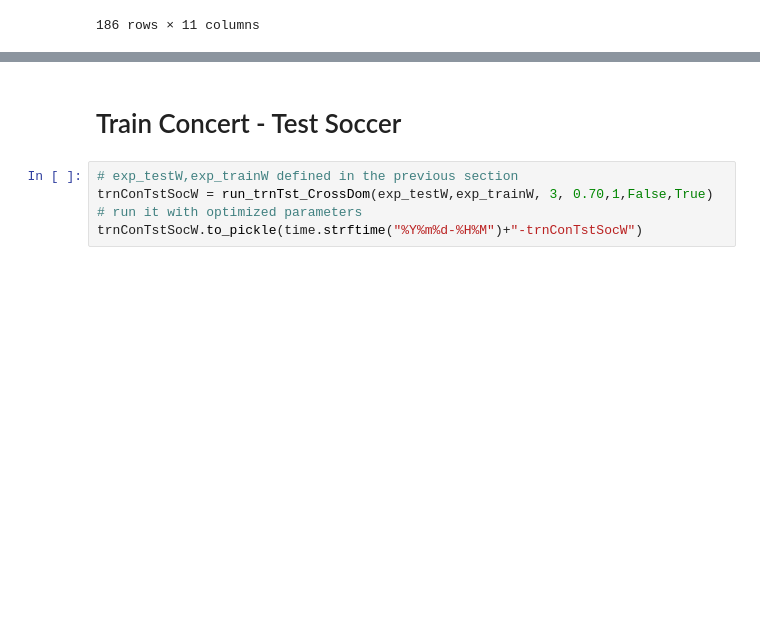
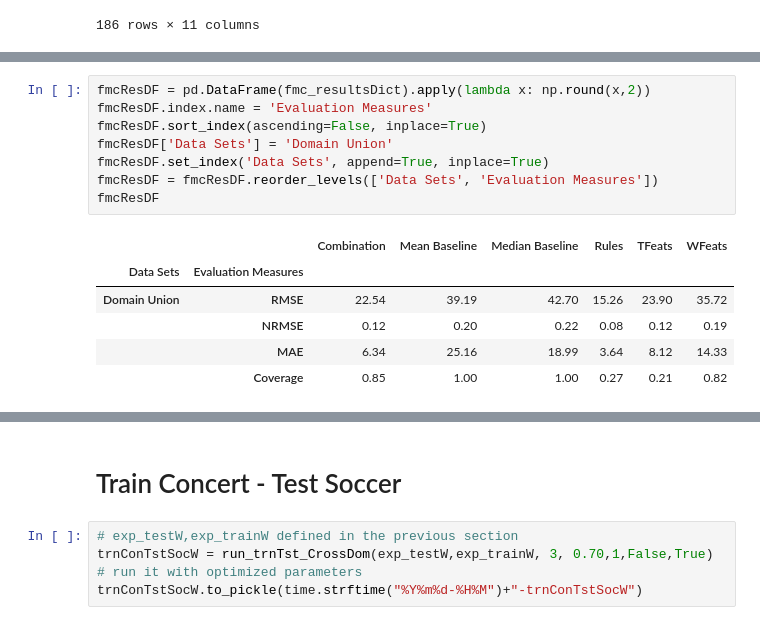
Before and after one commit to ahurriyetoglu/tte_estimation, a Jupyter notebook: WordTimeSeries.ipynb, the cells around one changed output, grey strips where cells are left out. Drawn from its saved outputs; the diff is of its cells as text; blank space fills up the shorter version.

```diff
--- a/WordTimeSeries.ipynb
+++ b/WordTimeSeries.ipynb
@@ -4254,0 +4263,15 @@ fmcResDF.join(fmTrnmcTstDF, rsuffix="_fmTrnmcTst")
+# %%
+fmcResDF = pd.DataFrame(fmc_resultsDict).apply(lambda x: np.round(x,2))
+fmcResDF.index.name = 'Evaluation Measures'
+fmcResDF.sort_index(ascending=False, inplace=True)
+fmcResDF['Data Sets'] = 'Domain Union'
+fmcResDF.set_index('Data Sets', append=True, inplace=True)
+fmcResDF = fmcResDF.reorder_levels(['Data Sets', 'Evaluation Measures'])
+fmcResDF
+# %% [output]
+|  |  | Combination | Mean Baseline | Median Baseline | Rules | TFeats | WFeats |
+| Data Sets | Evaluation Measures |  |  |  |  |  |  |
+| Domain Union | RMSE | 22.54 | 39.19 | 42.70 | 15.26 | 23.90 | 35.72 |
+|  | NRMSE | 0.12 | 0.20 | 0.22 | 0.08 | 0.12 | 0.19 |
+|  | MAE | 6.34 | 25.16 | 18.99 | 3.64 | 8.12 | 14.33 |
+|  | Coverage | 0.85 | 1.00 | 1.00 | 0.27 | 0.21 | 0.82 |
```
Also changed, not shown: parts of 20 cells of this notebook.
